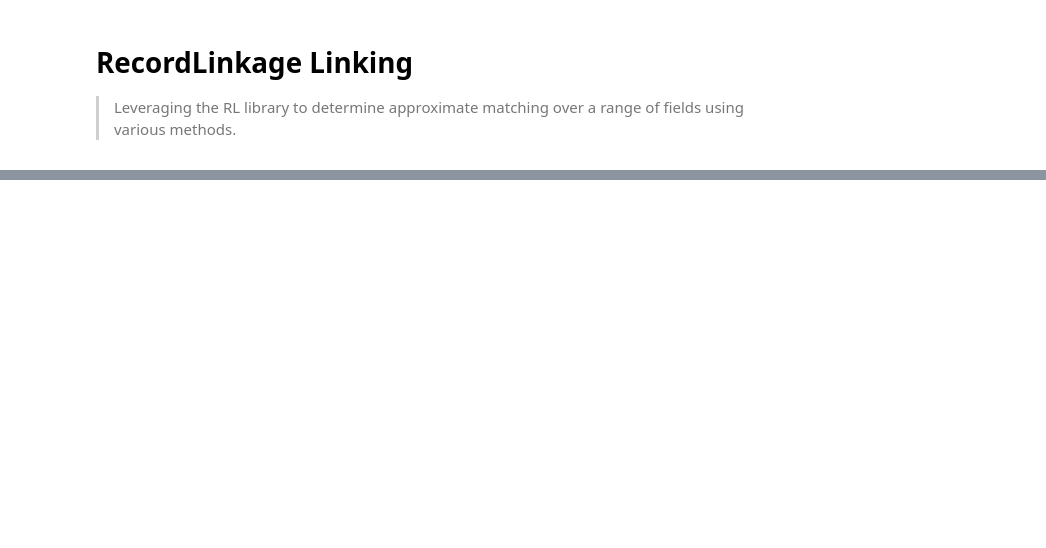
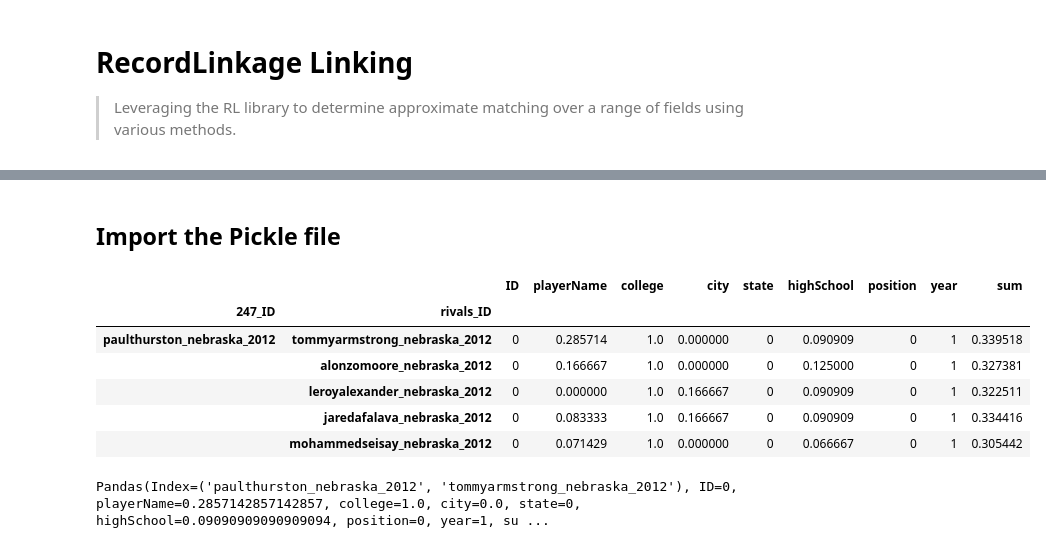
Before and after one commit to andrewt-cville/fb_recruiting, a Jupyter notebook: j_notebooks/RL - Process Filtered Pickle - 247 & Rivals.ipynb, the cells around one changed output, grey strips where cells are left out. Drawn from its saved outputs; the diff is of its cells as text; code cells hidden in the pictures; blank space fills up the shorter version.

```diff
--- a/j_notebooks/RL - Process Filtered Pickle - 247 & Rivals.ipynb
+++ b/j_notebooks/RL - Process Filtered Pickle - 247 & Rivals.ipynb
@@ -50,2 +48,24 @@ df_rivals.index.name = 'rivals_index'
+# %% [markdown]
+## Import the Pickle file
 # %%
-not_id = pandas.read_pickle("not_id.pkl")
+features = pandas.read_pickle("features.pkl")
+features.head()
+# %% [output]
+|  |  | ID | playerName | college | city | state | highSchool | position | year | sum |
+| 247_ID | rivals_ID |  |  |  |  |  |  |  |  |  |
+| paulthurston_nebraska_2012 | tommyarmstrong_nebraska_2012 | 0 | 0.285714 | 1.0 | 0.000000 | 0 | 0.090909 | 0 | 1 | 0.339518 |
+|  | alonzomoore_nebraska_2012 | 0 | 0.166667 | 1.0 | 0.000000 | 0 | 0.125000 | 0 | 1 | 0.327381 |
+|  | leroyalexander_nebraska_2012 | 0 | 0.000000 | 1.0 | 0.166667 | 0 | 0.090909 | 0 | 1 | 0.322511 |
+|  | jaredafalava_nebraska_2012 | 0 | 0.083333 | 1.0 | 0.166667 | 0 | 0.090909 | 0 | 1 | 0.334416 |
+|  | mohammedseisay_nebraska_2012 | 0 | 0.071429 | 1.0 | 0.000000 | 0 | 0.066667 | 0 | 1 | 0.305442 |
+# %%
+c = 0
+
+for row in features.itertuples():
+    if (c < 1):
+        print (row)
+        c = 1
+    else:
+        break
+# %% [output]
+Pandas(Index=('paulthurston_nebraska_2012', 'tommyarmstrong_nebraska_2012'), ID=0, playerName=0.2857142857142857, college=1.0, city=0.0, state=0, highSchool=0.09090909090909094, position=0, year=1, su ...
```
Also changed, not shown: parts of 27 cells of this notebook, 4 other files.
